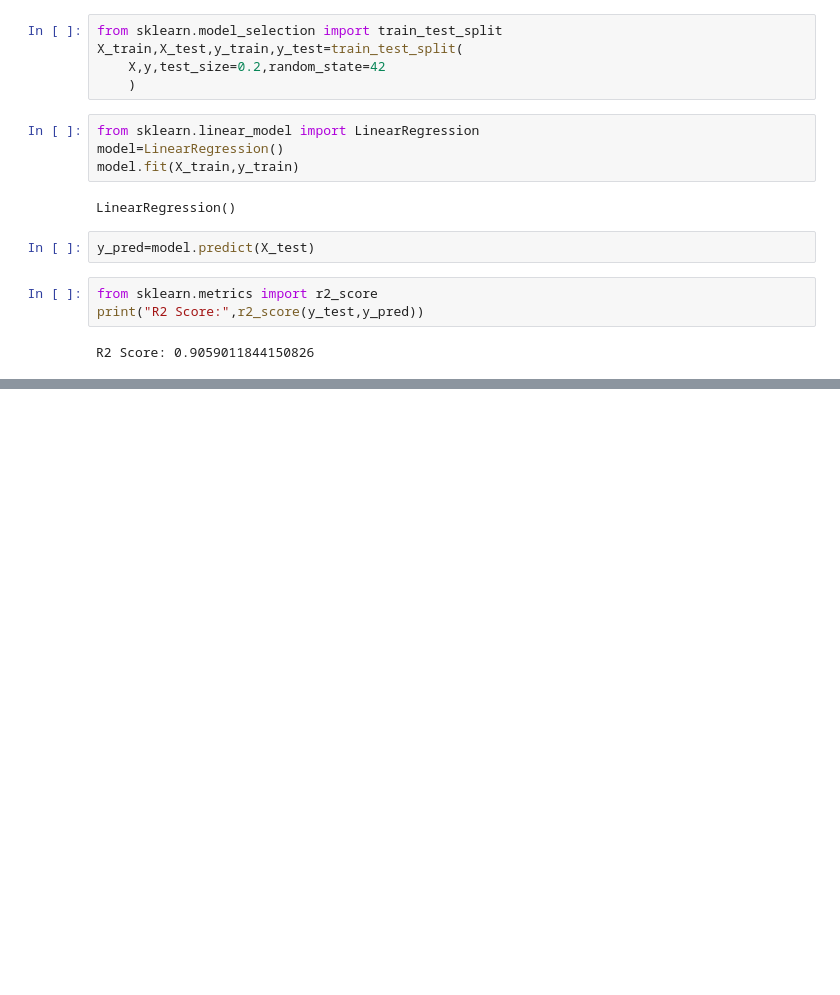
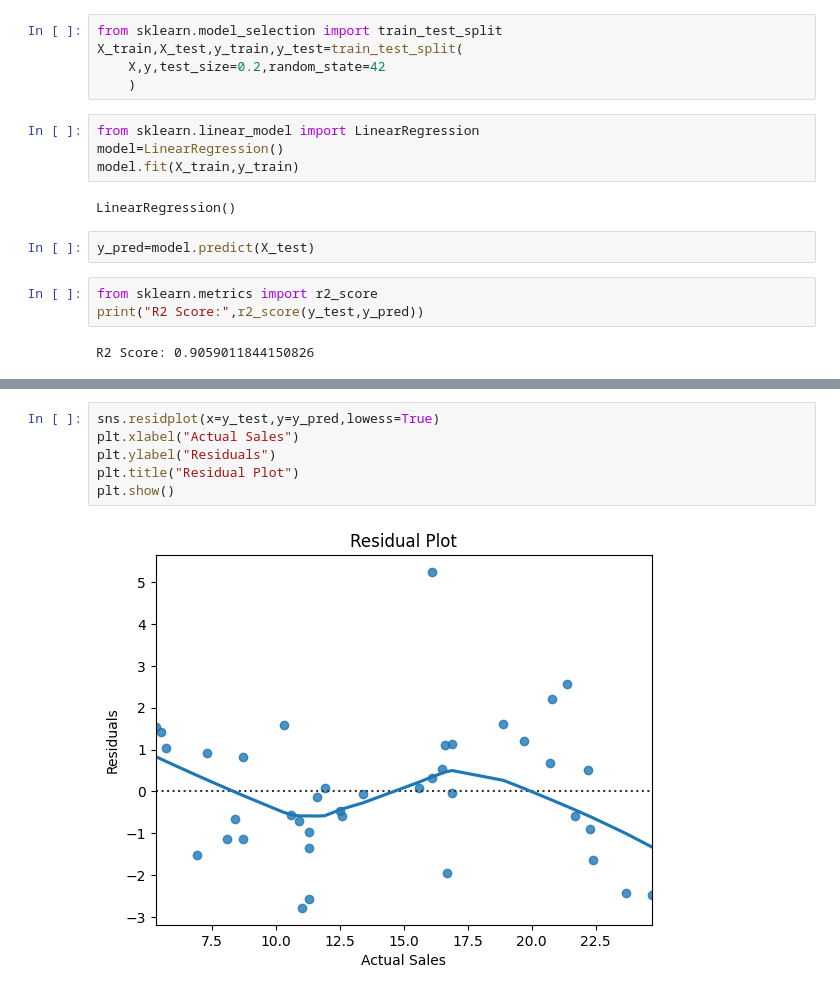
Before and after one commit to szeeshanZ123/CODSOFT, a Jupyter notebook: Sales.ipynb, the cells around one changed output, grey strips where cells are left out. Saved outputs shown, nothing was run; the diff lists cells and outputs as text; blank space fills up the shorter version.

```diff
--- a/Sales.ipynb
+++ b/Sales.ipynb
@@ -58,0 +67,8 @@ R2 Score: 0.9059011844150826
+# %%
+sns.residplot(x=y_test,y=y_pred,lowess=True)
+plt.xlabel("Actual Sales")
+plt.ylabel("Residuals")
+plt.title("Residual Plot")
+plt.show()
+# %% [output]
+[figure, added]
```
Also changed, not shown: parts of 1 cell of this notebook.
